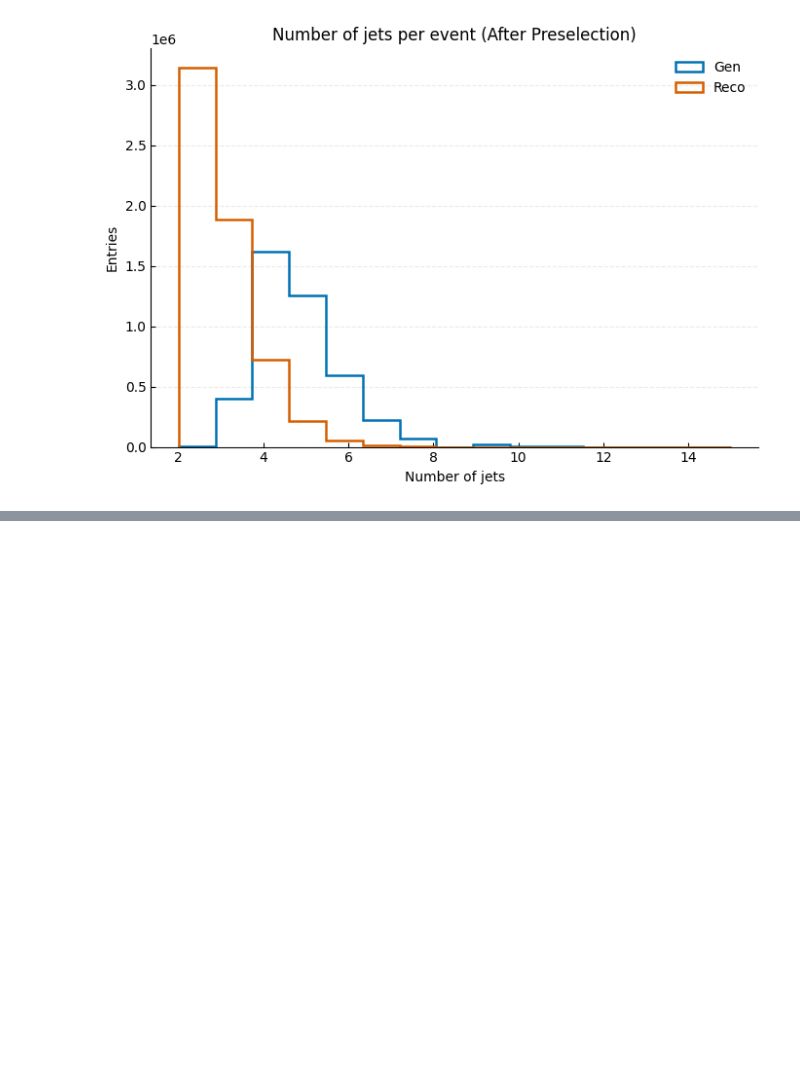
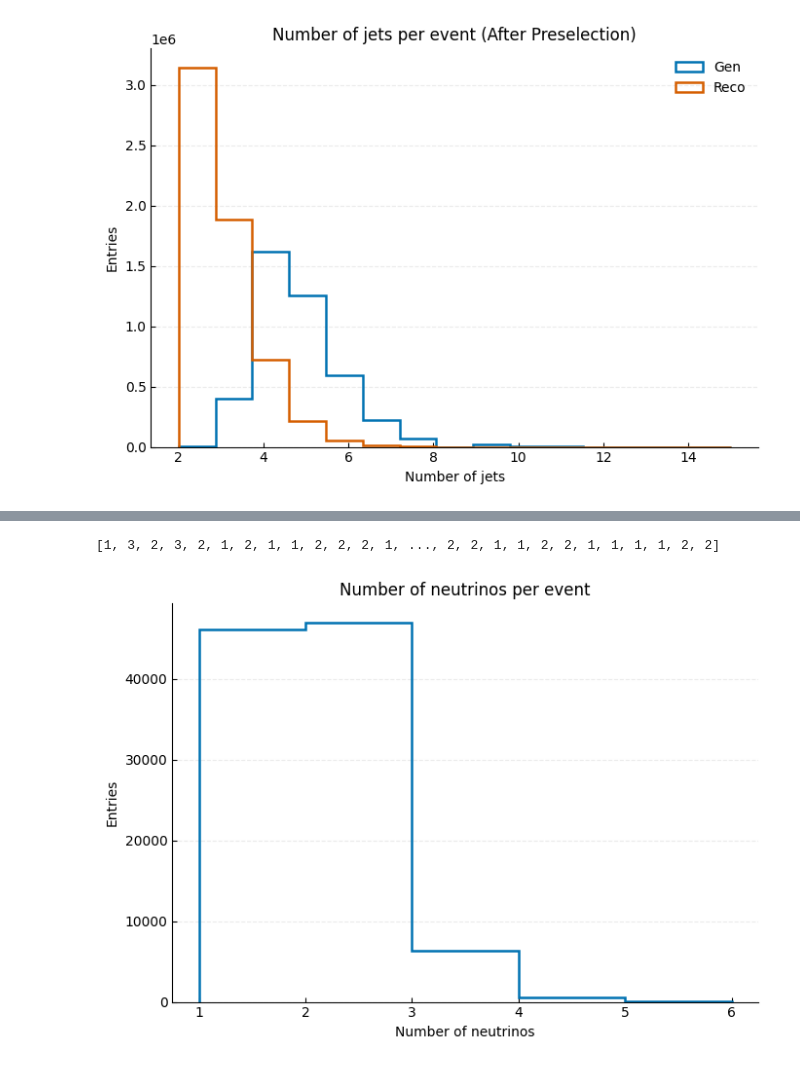
Before and after one commit to Rikkertttt/HWW-unfolding-analysis, a Jupyter notebook: notebooks/insight_plots.ipynb, the cells around one changed output, grey strips where cells are left out. Saved outputs shown, nothing was run; the diff lists cells and outputs as text; code cells hidden in the pictures; blank space fills up the shorter version.

Commit message:
Added insight about neutrino number

```diff
--- a/notebooks/insight_plots.ipynb
+++ b/notebooks/insight_plots.ipynb
@@ -106,0 +114,25 @@ fig, ax = plotting.plot_comparison_hist(
+# %%
+tree_path = "/dcache/atlas/llehmann/Eventgeneration/standalone/hww/delphes.hww.20.root:Delphes"
+
+tree = rd.open_root_file(tree_path)
+
+arrays = tree.arrays(library="ak")
+# %%
+elec_neutrino_mask = arrays["Particle.PID"] == 12
+muon_neutrino_mask = arrays["Particle.PID"] == 14
+
+n_of_neutrinos_per_event = ak.num(arrays["Particle.PID"][elec_neutrino_mask], axis=1) + \
+                              ak.num(arrays["Particle.PID"][muon_neutrino_mask], axis=1)
+
+print(n_of_neutrinos_per_event)
+# %% [output]
+[1, 3, 2, 3, 2, 1, 2, 1, 1, 2, 2, 2, 1, ..., 2, 2, 1, 1, 2, 2, 1, 1, 1, 1, 2, 2]
+# %%
+fig, ax = plotting.plot_hist(
+    data=n_of_neutrinos_per_event,
+    title="Number of neutrinos per event",
+    xlabel="Number of neutrinos",
+    bins=ak.max(n_of_neutrinos_per_event)-1,
+)
+# %% [output]
+[figure, added]
```
Also changed, not shown: parts of 3 cells of this notebook.
